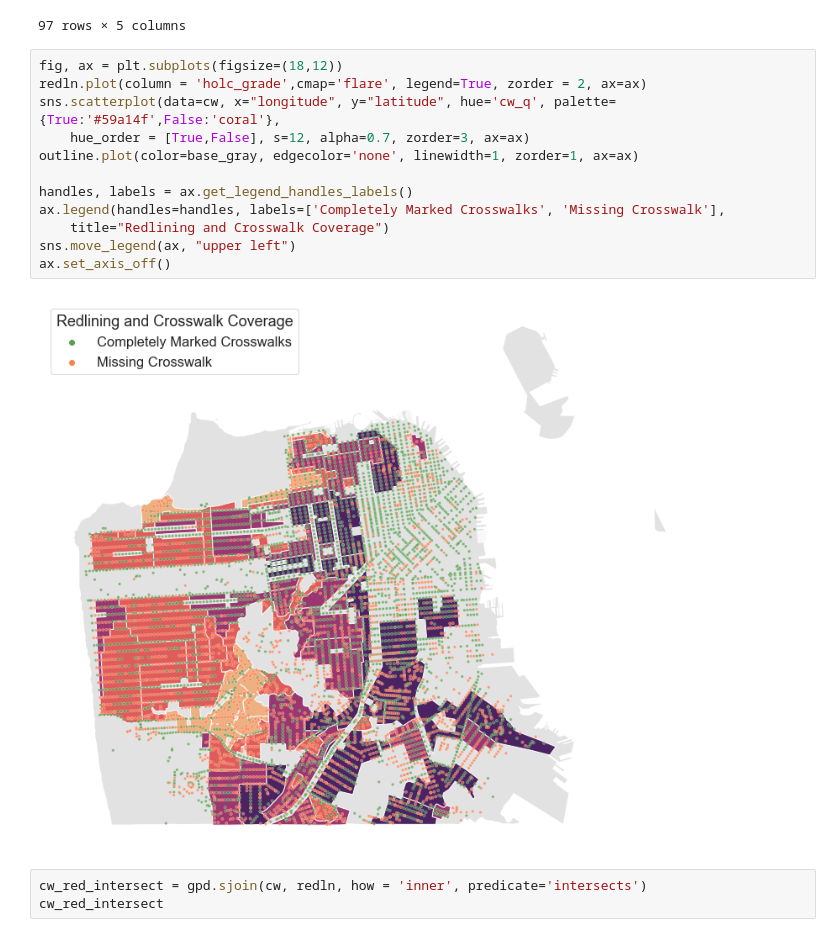
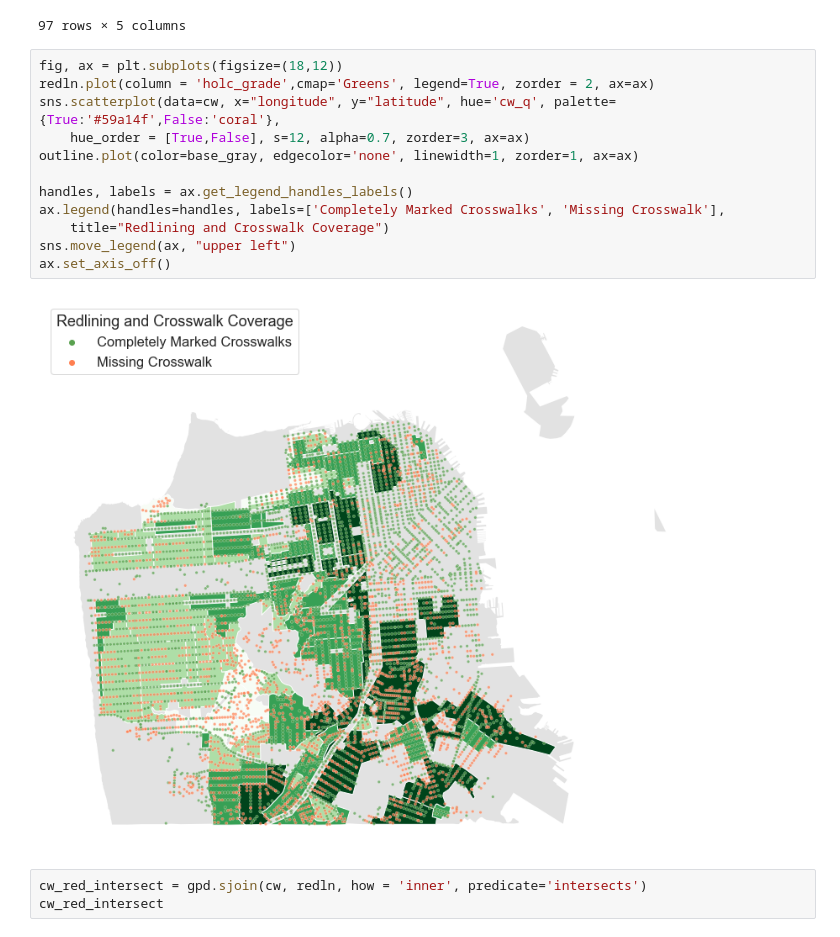
Before and after one commit to hua-mike/cp255-project, a Jupyter notebook: cp255-project-nb.ipynb, the cells around one changed output. Cells and saved outputs as stored; diff of their text form.

```diff
--- a/cp255-project-nb.ipynb
+++ b/cp255-project-nb.ipynb
@@ -257,18 +257,18 @@ redln
 97 rows × 5 columns
 # %%
 fig, ax = plt.subplots(figsize=(18,12))
-redln.plot(column = 'holc_grade',cmap='flare', legend=True, zorder = 2, ax=ax)
+redln.plot(column = 'holc_grade',cmap='Greens', legend=True, zorder = 2, ax=ax)
 sns.scatterplot(data=cw, x="longitude", y="latitude", hue='cw_q', palette={True:'#59a14f',False:'coral'},
     hue_order = [True,False], s=12, alpha=0.7, zorder=3, ax=ax)
 outline.plot(color=base_gray, edgecolor='none', linewidth=1, zorder=1, ax=ax)
 
 handles, labels = ax.get_legend_handles_labels()
 ax.legend(handles=handles, labels=['Completely Marked Crosswalks', 'Missing Crosswalk'],
     title="Redlining and Crosswalk Coverage")
 sns.move_legend(ax, "upper left")
 ax.set_axis_off()
 # %% [output]
-[figure, old version]
+[figure, new version]
 # %%
 cw_red_intersect = gpd.sjoin(cw, redln, how = 'inner', predicate='intersects')
 cw_red_intersect
```
Also changed, not shown: parts of 7 cells of this notebook, 10 other files.
